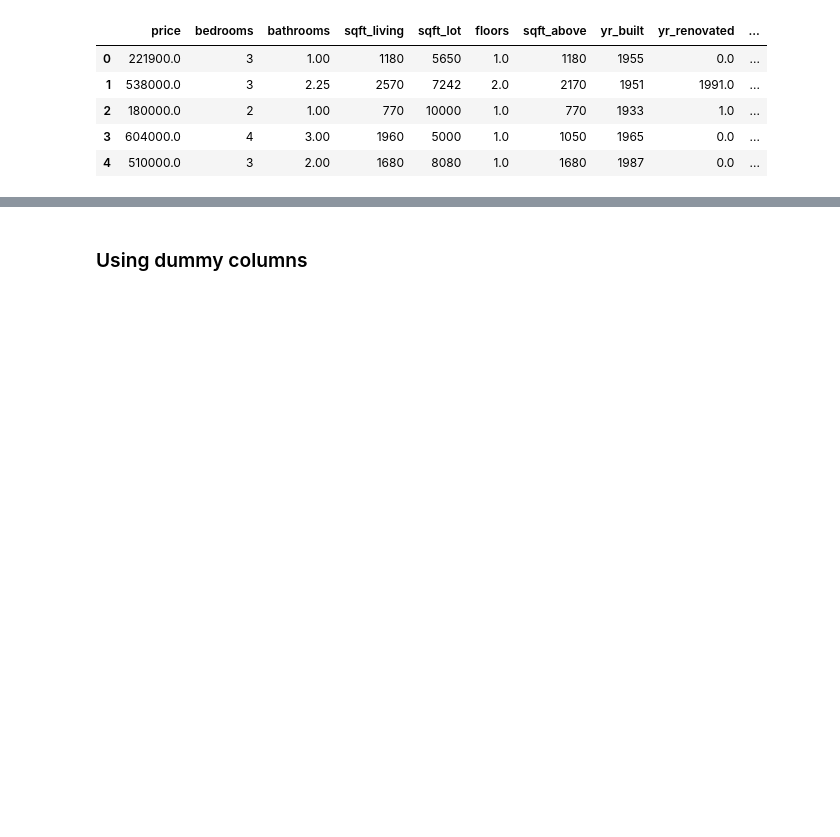
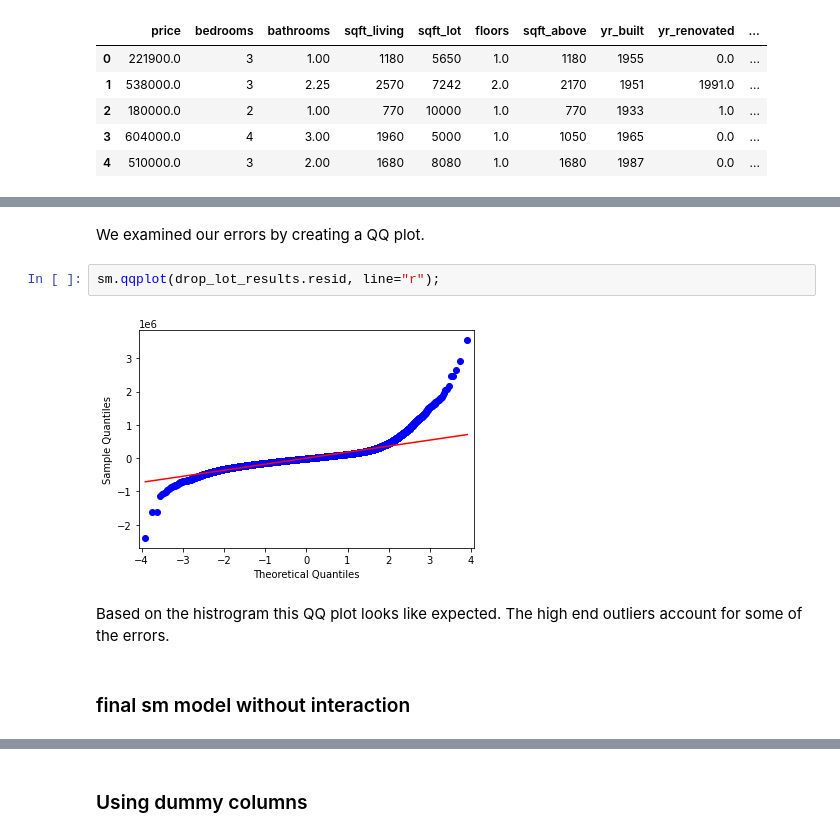
Before and after one commit to mattrubic/dsc-phase-2-project-v2-3, a Jupyter notebook: multi_lr_models.ipynb, the cells around one changed output, grey strips where cells are left out. Drawn from its saved outputs; the diff is of its cells as text; blank space fills up the shorter version.

```diff
--- a/multi_lr_models.ipynb
+++ b/multi_lr_models.ipynb
@@ -435,0 +529,10 @@ strong multicollinearity or other numerical problems.
+# %% [markdown]
+We examined our errors by creating a QQ plot.
+# %%
+sm.qqplot(drop_lot_results.resid, line="r");
+# %% [output]
+[figure, added]
+# %% [markdown]
+Based on the histrogram this QQ plot looks like expected. The high end outliers account for some of the errors.
+# %% [markdown]
+### final sm model without interaction
```
Also changed, not shown: parts of 50 cells of this notebook, 1 other file.
